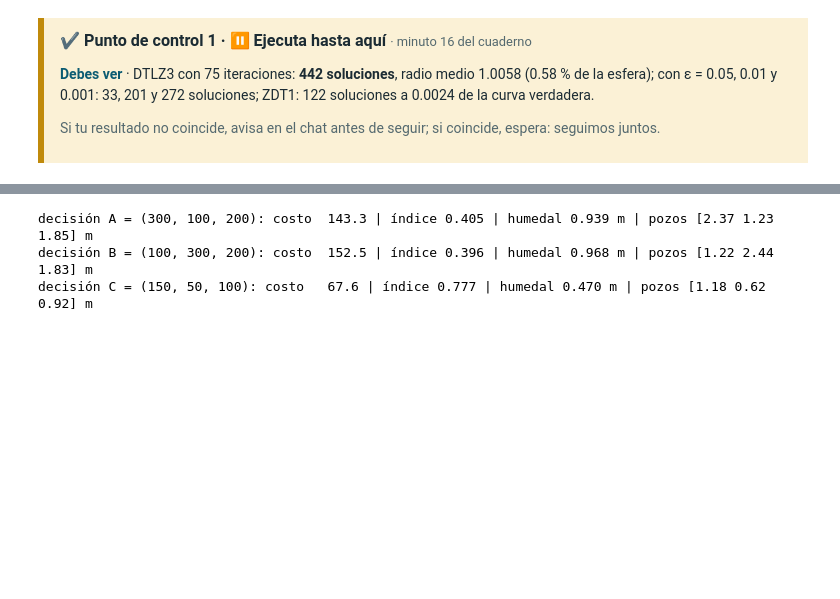
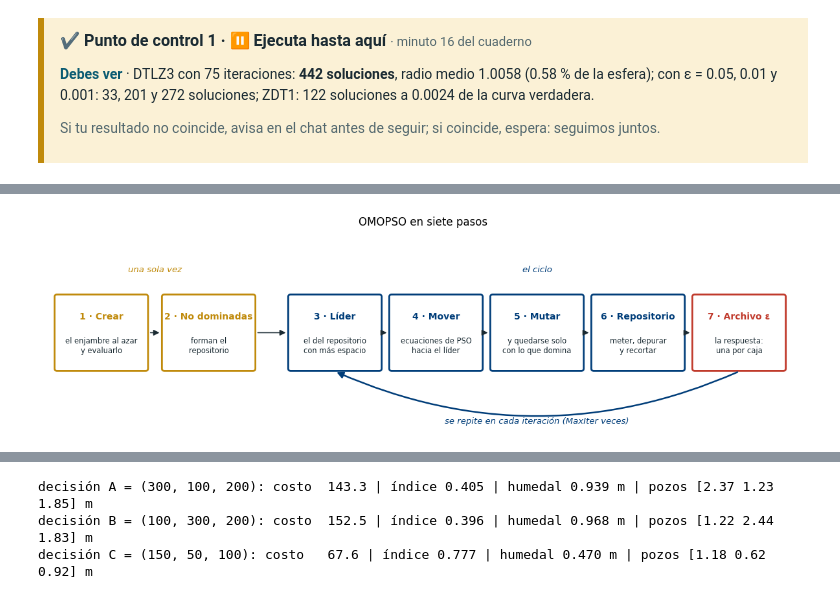
Before and after one commit to abelardo1685/Curso_Opt, a Jupyter notebook: Session_3/S3_multiobjetivo_omopso_rrwpt.ipynb, the cells around one changed output, grey strips where cells are left out. Saved outputs shown, nothing was run; the diff lists cells and outputs as text; code cells hidden in the pictures; blank space fills up the shorter version.

```diff
--- a/Session_3/S3_multiobjetivo_omopso_rrwpt.ipynb
+++ b/Session_3/S3_multiobjetivo_omopso_rrwpt.ipynb
@@ -347,0 +339,14 @@ variables y sus límites, **(3)** el diccionario de parámetros, **(4)** `pyOMOP
+# %%
+from Particle_creation_det import particle_creation         # paso 1 · crear el enjambre al azar y evaluarlo
+from Domination import determine_domination                 # pasos 2 y 6 · marcar quién está dominada
+from Sel_Leader import SelectLeader                         # paso 3 · elegir el líder
+from Particle_loop_det import particle_loop                 # paso 4 · mover (las ecuaciones de PSO)
+from mutate import mutate                                   # paso 5 · mutar…
+from Dominate import Dominate                               #          …¿el mutante domina a la partícula?
+from Dominate_best import dominate_best                     #          …¿la partícula mejoró su propio récord?
+from Crow_leaders import crowding_leaders                   # paso 6 · recortar el repositorio
+from Rep_dominance import Repository_dominance              # paso 7 · el archivo ε
+
+paso.mapa()                                                 # el mapa de los siete pasos
+# %% [output]
+[figure, added]
```
Also changed, not shown: parts of 78 cells of this notebook, 14 other files.
